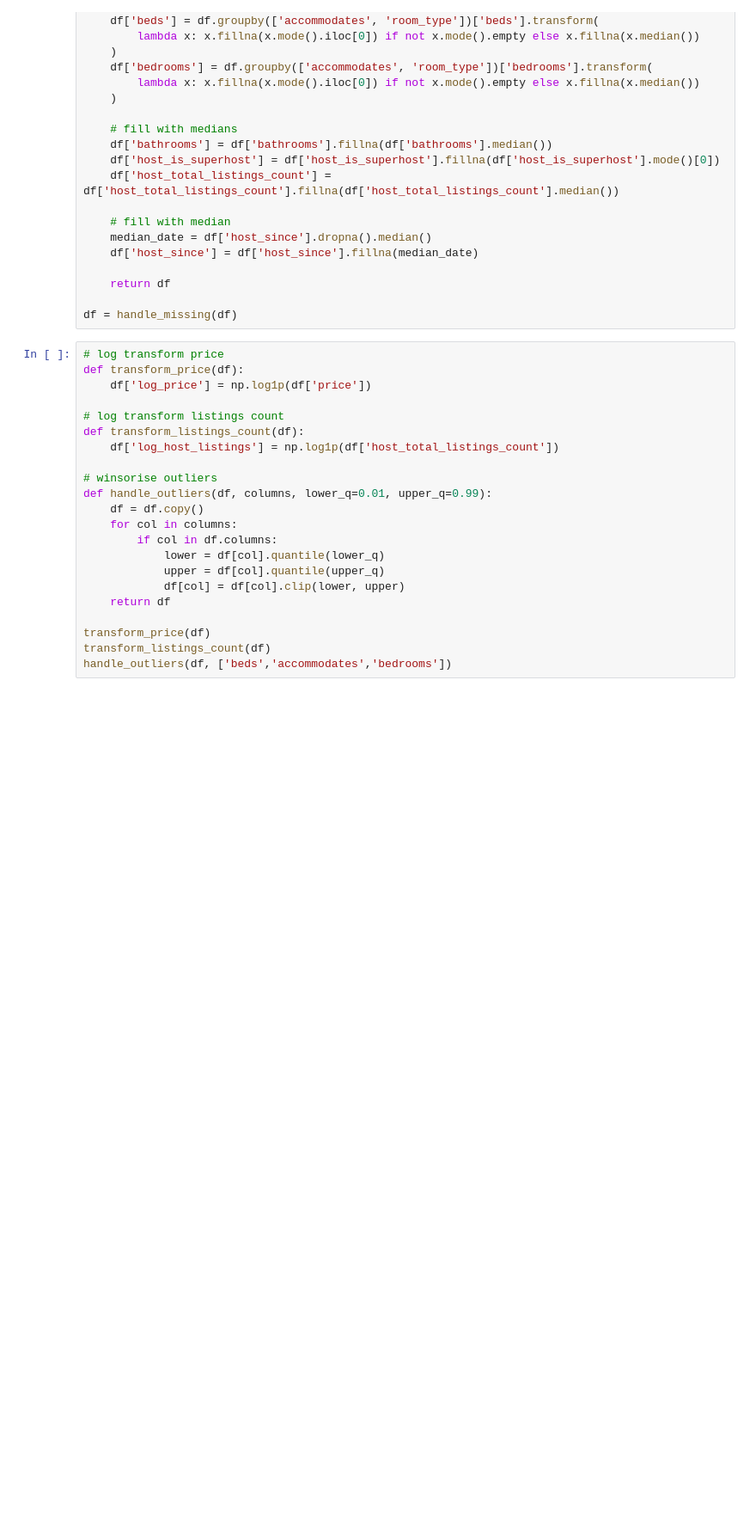
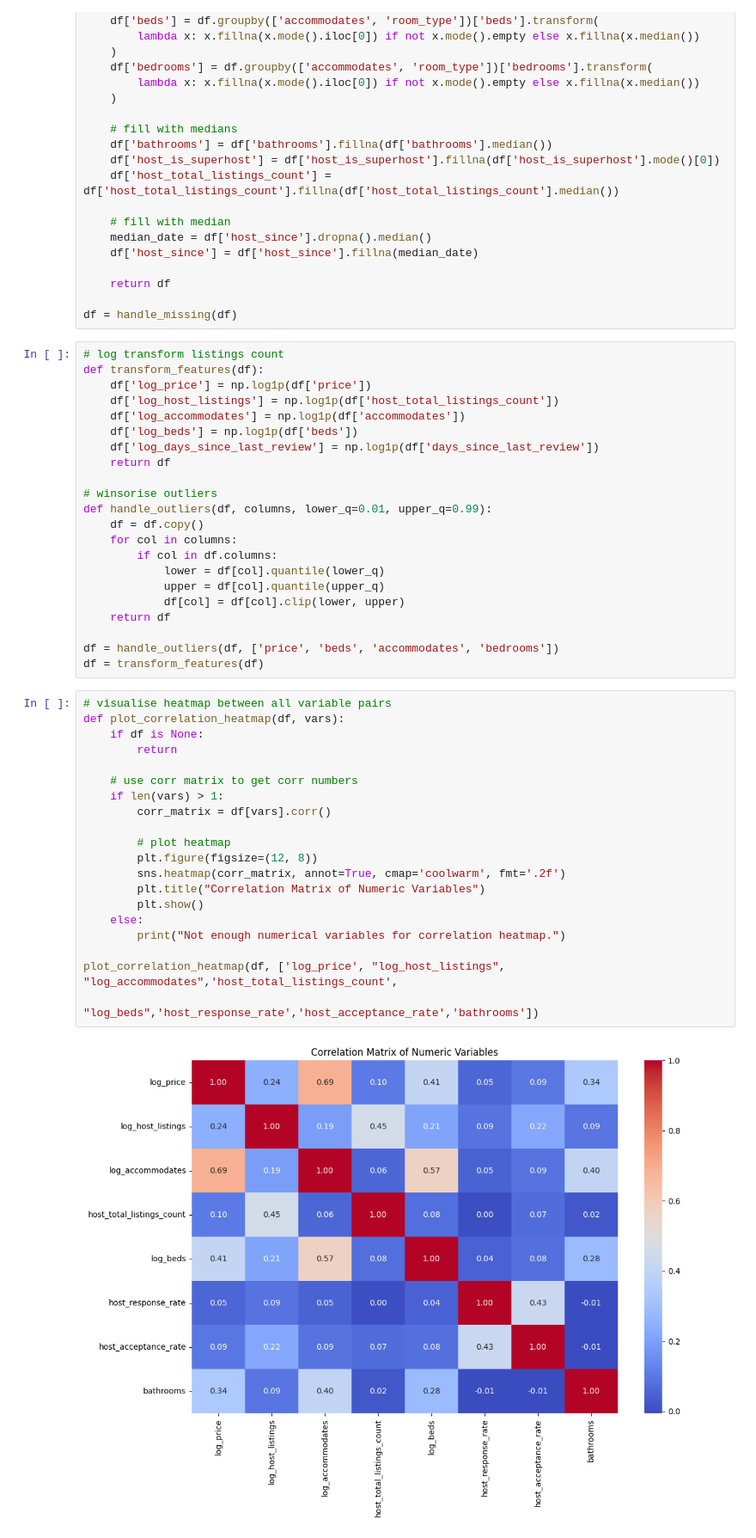
Before and after one commit to IShakoor/Airbnb-Price-Predictor, a Jupyter notebook: Price-Predictor.ipynb, the cells around one changed output. Shown: that part at 86% size. Drawn from its saved outputs; the diff is of its cells as text; blank space fills up the shorter version.

Commit message:
performing EDA, producing graphs

```diff
--- a/Price-Predictor.ipynb
+++ b/Price-Predictor.ipynb
@@ -141,13 +179,14 @@ def handle_missing(df):
 
 df = handle_missing(df)
 # %%
-# log transform price
-def transform_price(df):
+# log transform listings count
+def transform_features(df):
     df['log_price'] = np.log1p(df['price'])
-
-# log transform listings count
-def transform_listings_count(df):
     df['log_host_listings'] = np.log1p(df['host_total_listings_count'])
+    df['log_accommodates'] = np.log1p(df['accommodates'])
+    df['log_beds'] = np.log1p(df['beds'])
+    df['log_days_since_last_review'] = np.log1p(df['days_since_last_review'])
+    return df
 
 # winsorise outliers
 def handle_outliers(df, columns, lower_q=0.01, upper_q=0.99):
@@ -159,6 +198,27 @@ def handle_outliers(df, columns, lower_q=0.01, upper_q=0.99):
             df[col] = df[col].clip(lower, upper)
     return df
 
-transform_price(df)
-transform_listings_count(df)
-handle_outliers(df, ['beds','accommodates','bedrooms'])
+df = handle_outliers(df, ['price', 'beds', 'accommodates', 'bedrooms'])
+df = transform_features(df)
+# %%
+# visualise heatmap between all variable pairs
+def plot_correlation_heatmap(df, vars):
+    if df is None:
+        return
+
+    # use corr matrix to get corr numbers
+    if len(vars) > 1:
+        corr_matrix = df[vars].corr()
+
+        # plot heatmap
+        plt.figure(figsize=(12, 8))
+        sns.heatmap(corr_matrix, annot=True, cmap='coolwarm', fmt='.2f')
+        plt.title("Correlation Matrix of Numeric Variables")
+        plt.show()
+    else:
+        print("Not enough numerical variables for correlation heatmap.")
+
+plot_correlation_heatmap(df, ['log_price', "log_host_listings", "log_accommodates",'host_total_listings_count',
+                              "log_beds",'host_response_rate','host_acceptance_rate','bathrooms'])
+# %% [output]
+[figure, added]
```
Also changed, not shown: parts of 6 cells of this notebook.
